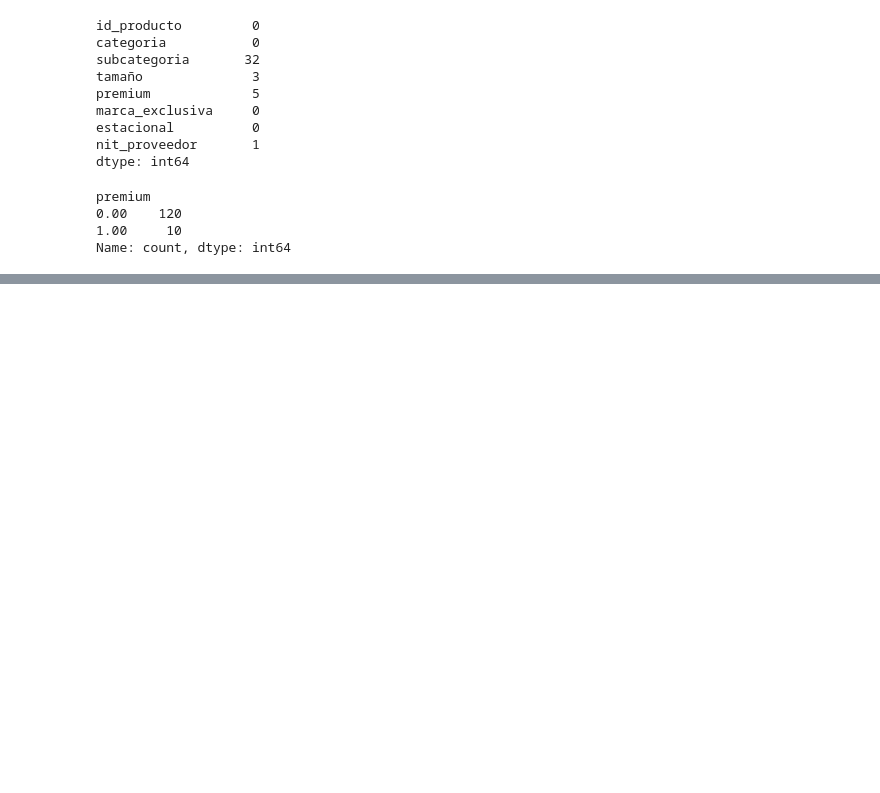
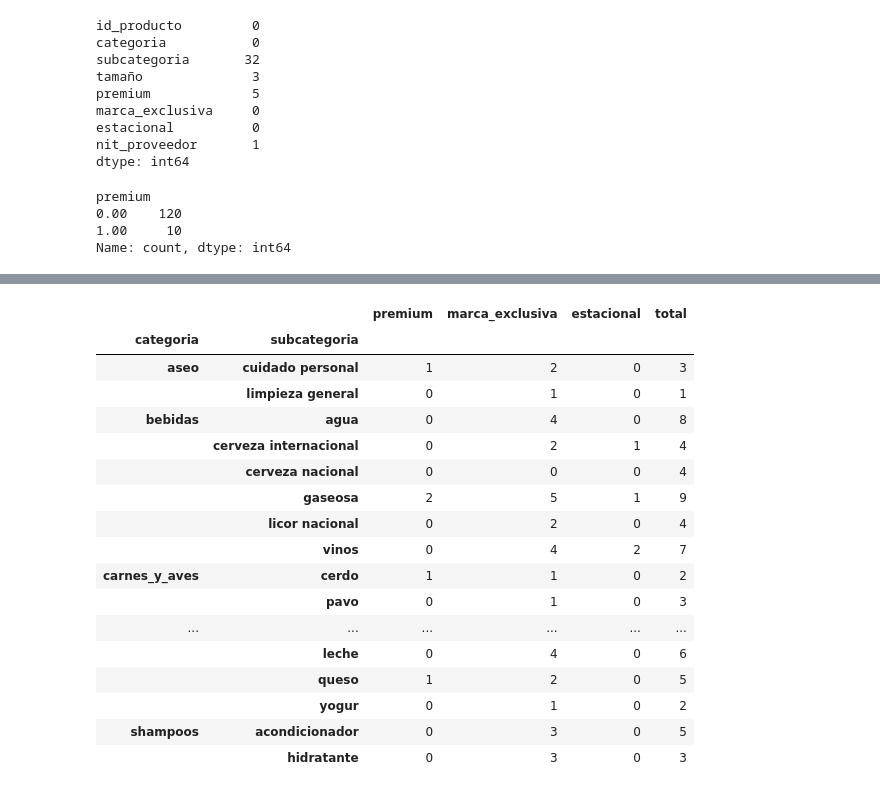
Before and after one commit to dewith/sumz-demand-analysis, a Jupyter notebook: notebooks/eda.ipynb, the cells around one changed output, grey strips where cells are left out. Saved outputs shown, nothing was run; the diff lists cells and outputs as text; code cells hidden in the pictures; blank space fills up the shorter version.

```diff
--- a/notebooks/eda.ipynb
+++ b/notebooks/eda.ipynb
@@ -208,0 +266,23 @@ Now let's give a look to the distribution of products
+# %%
+bool_cols = df_products.select_dtypes(bool).columns
+df_bool_counts = df_products.groupby(['categoria', 'subcategoria'])[bool_cols].sum()
+df_bool_counts.join(df_products.groupby(['categoria', 'subcategoria']).size().to_frame().rename(columns={0: 'total'}))
+# %% [output]
+|  |  | premium | marca_exclusiva | estacional | total |
+| categoria | subcategoria |  |  |  |  |
+| aseo | cuidado personal | 1 | 2 | 0 | 3 |
+|  | limpieza general | 0 | 1 | 0 | 1 |
+| bebidas | agua | 0 | 4 | 0 | 8 |
+|  | cerveza internacional | 0 | 2 | 1 | 4 |
+|  | cerveza nacional | 0 | 0 | 0 | 4 |
+|  | gaseosa | 2 | 5 | 1 | 9 |
+|  | licor nacional | 0 | 2 | 0 | 4 |
+|  | vinos | 0 | 4 | 2 | 7 |
+| carnes_y_aves | cerdo | 1 | 1 | 0 | 2 |
+|  | pavo | 0 | 1 | 0 | 3 |
+| ... | ... | ... | ... | ... | ... |
+|  | leche | 0 | 4 | 0 | 6 |
+|  | queso | 1 | 2 | 0 | 5 |
+|  | yogur | 0 | 1 | 0 | 2 |
+| shampoos | acondicionador | 0 | 3 | 0 | 5 |
+|  | hidratante | 0 | 3 | 0 | 3 |
```
Also changed, not shown: parts of 21 cells of this notebook.
